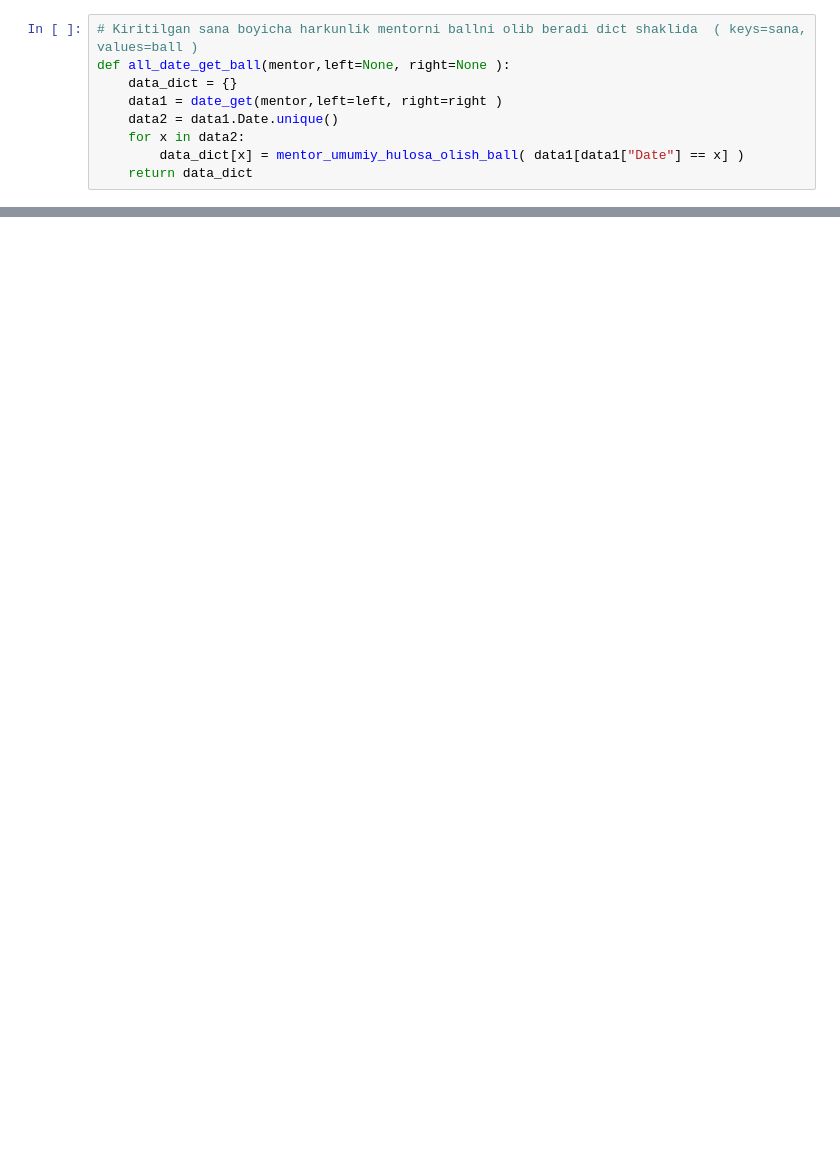
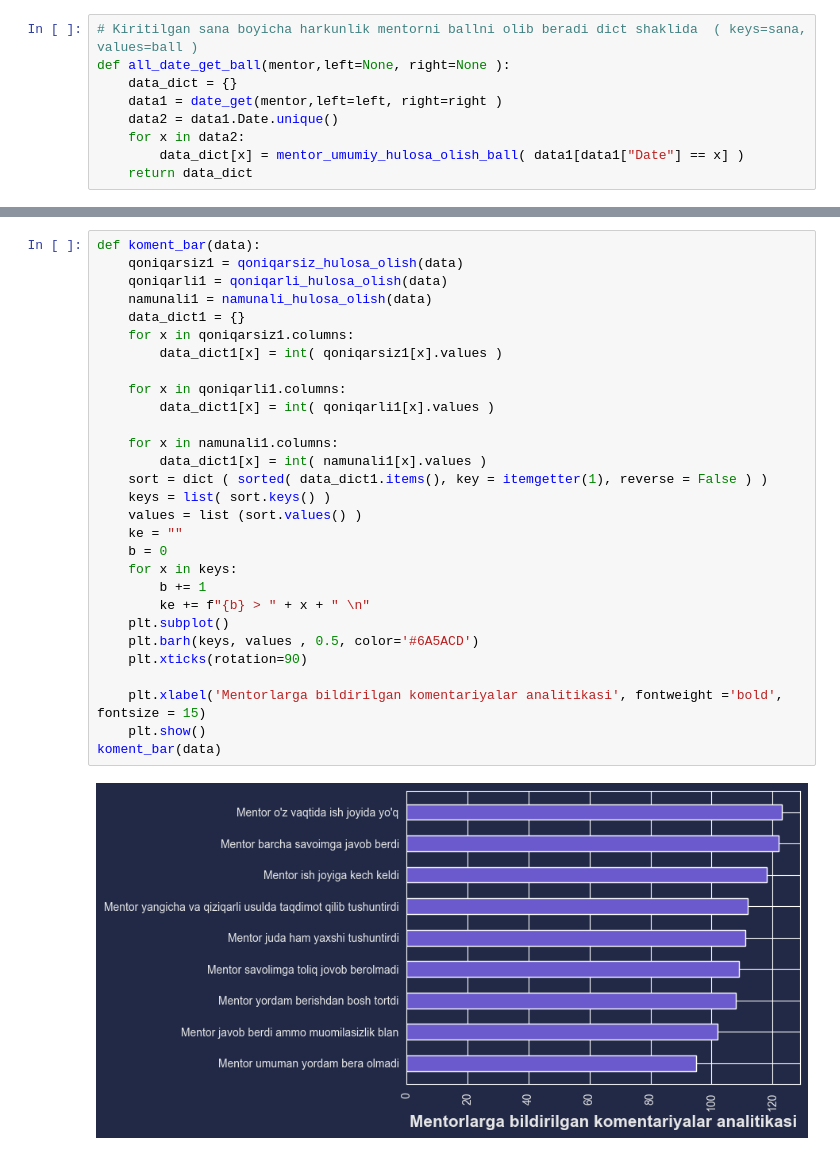
Before and after one commit to firdavsyusupov/MentorFeedbackAnalysisBot, a Jupyter notebook: Analysis/Analysis.ipynb, the cells around one changed output, grey strips where cells are left out. Cells and saved outputs as stored; diff of their text form; blank space fills up the shorter version.

```diff
--- a/Analysis/Analysis.ipynb
+++ b/Analysis/Analysis.ipynb
@@ -190,3 +172,34 @@ pie()
+# %%
+def koment_bar(data):
+    qoniqarsiz1 = qoniqarsiz_hulosa_olish(data)
+    qoniqarli1 = qoniqarli_hulosa_olish(data)
+    namunali1 = namunali_hulosa_olish(data)
+    data_dict1 = {}
+    for x in qoniqarsiz1.columns:
+        data_dict1[x] = int( qoniqarsiz1[x].values )
+
+    for x in qoniqarli1.columns:
+        data_dict1[x] = int( qoniqarli1[x].values )
+
+    for x in namunali1.columns:
+        data_dict1[x] = int( namunali1[x].values )
+    sort = dict ( sorted( data_dict1.items(), key = itemgetter(1), reverse = False ) )
+    keys = list( sort.keys() )
+    values = list (sort.values() )
+    ke = ""
+    b = 0
+    for x in keys:
+        b += 1
+        ke += f"{b} > " + x + " \n"
+    plt.subplot()
+    plt.barh(keys, values , 0.5, color='#6A5ACD')
+    plt.xticks(rotation=90)
+
+    plt.xlabel('Mentorlarga bildirilgan komentariyalar analitikasi', fontweight ='bold', fontsize = 15)
+    plt.show()
+koment_bar(data)
+# %% [output]
+[figure, added]
 # %%
 def all_bar_all(left=None, right=None):
     result = {}
```
Also changed, not shown: parts of 6 cells of this notebook.
